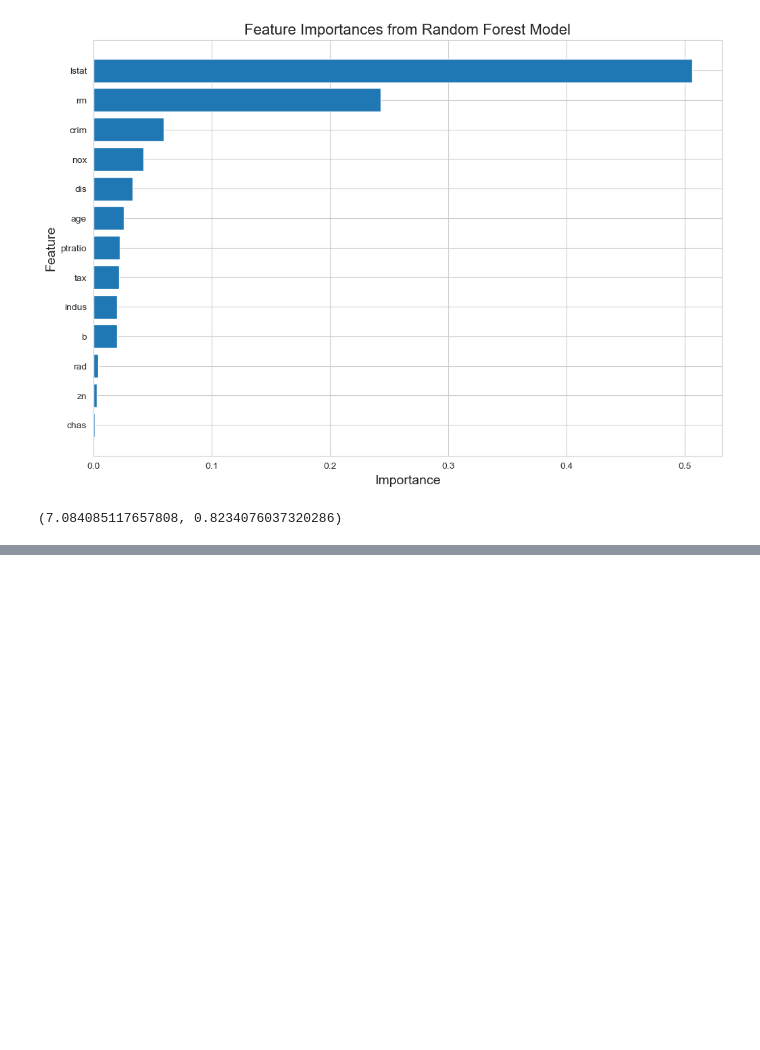
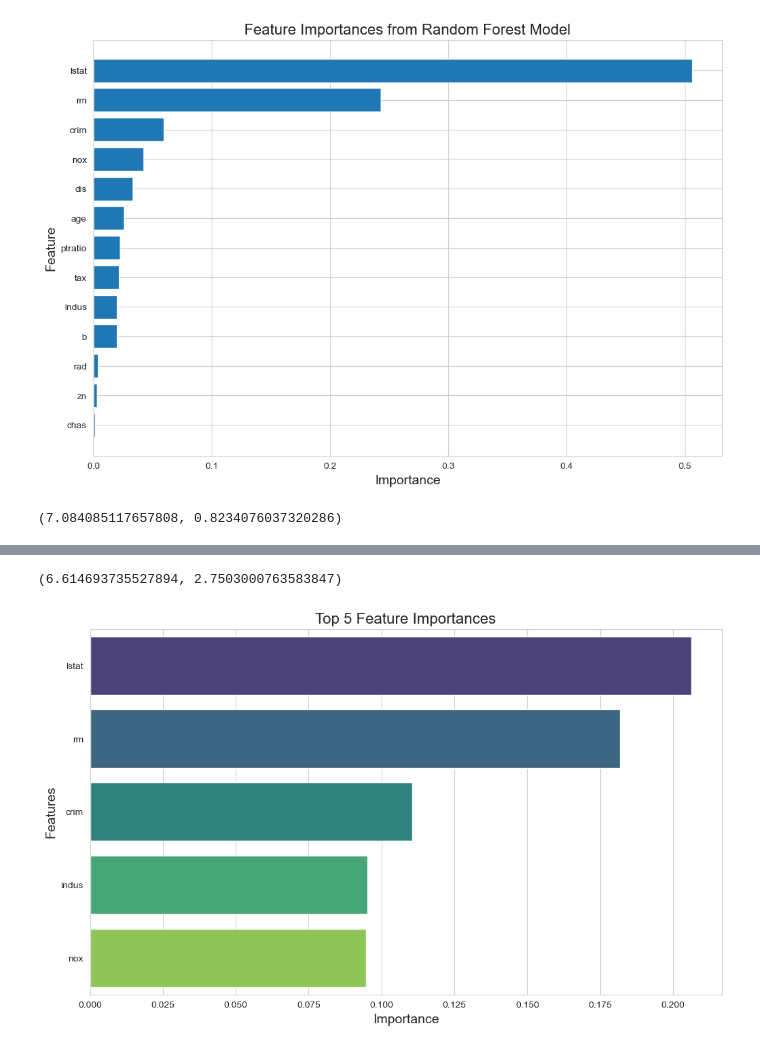
Before and after one commit to MilosPopov007/BostonHousingAnalysis, a Jupyter notebook: notebooks/BostonHousingAnalysis.ipynb, the cells around one changed output, grey strips where cells are left out. Drawn from its saved outputs; the diff is of its cells as text; code cells hidden in the pictures; blank space fills up the shorter version.

```diff
--- a/notebooks/BostonHousingAnalysis.ipynb
+++ b/notebooks/BostonHousingAnalysis.ipynb
@@ -258,0 +293,49 @@ xgb_mse, xgb_r2
+# %%
+from sklearn.model_selection import cross_val_score
+
+# Initialize the best Random Forest model
+best_rf = RandomForestRegressor(max_depth=20,
+                                max_features='sqrt',
+                                min_samples_split=2,
+                                n_estimators=100,
+                                random_state=42)
+
+# Perform a 10-fold cross-validation
+cv_scores = cross_val_score(best_rf, X_train, y_train, cv=10, scoring='neg_mean_squared_error')
+
+# Convert negative MSE scores to positive
+mse_scores = -cv_scores
+
+# Calculate the mean and standard deviation of the MSE scores
+mse_mean = mse_scores.mean()
+mse_std = mse_scores.std()
+
+mse_mean, mse_std
+# %% [output]
+(6.614693735527894, 2.7503000763583847)
+# %%
+# Train the best Random Forest model on the entire training data
+best_rf.fit(X_train, y_train)
+
+# Extract feature importances
+importances = best_rf.feature_importances_
+
+# Map features and their importances into a dictionary
+feature_importance_dict = dict(zip(X_train.columns, importances))
+
+# Sort the feature importance dictionary based on feature importances
+sorted_feature_importance = sorted(feature_importance_dict.items(), key=lambda kv: kv[1], reverse=True)
+
+# Extract top 5 features
+top_features = [item[0] for item in sorted_feature_importance[:5]]
+top_importances = [item[1] for item in sorted_feature_importance[:5]]
+
+# Plot the top features
+plt.figure(figsize=(12, 7))
+sns.barplot(x=top_importances, y=top_features, palette='viridis')
+plt.title('Top 5 Feature Importances', fontsize=16)
+plt.xlabel('Importance', fontsize=14)
+plt.ylabel('Features', fontsize=14)
+plt.show()
+# %% [output]
+[figure, added]
```
Also changed, not shown: parts of 6 cells of this notebook.
